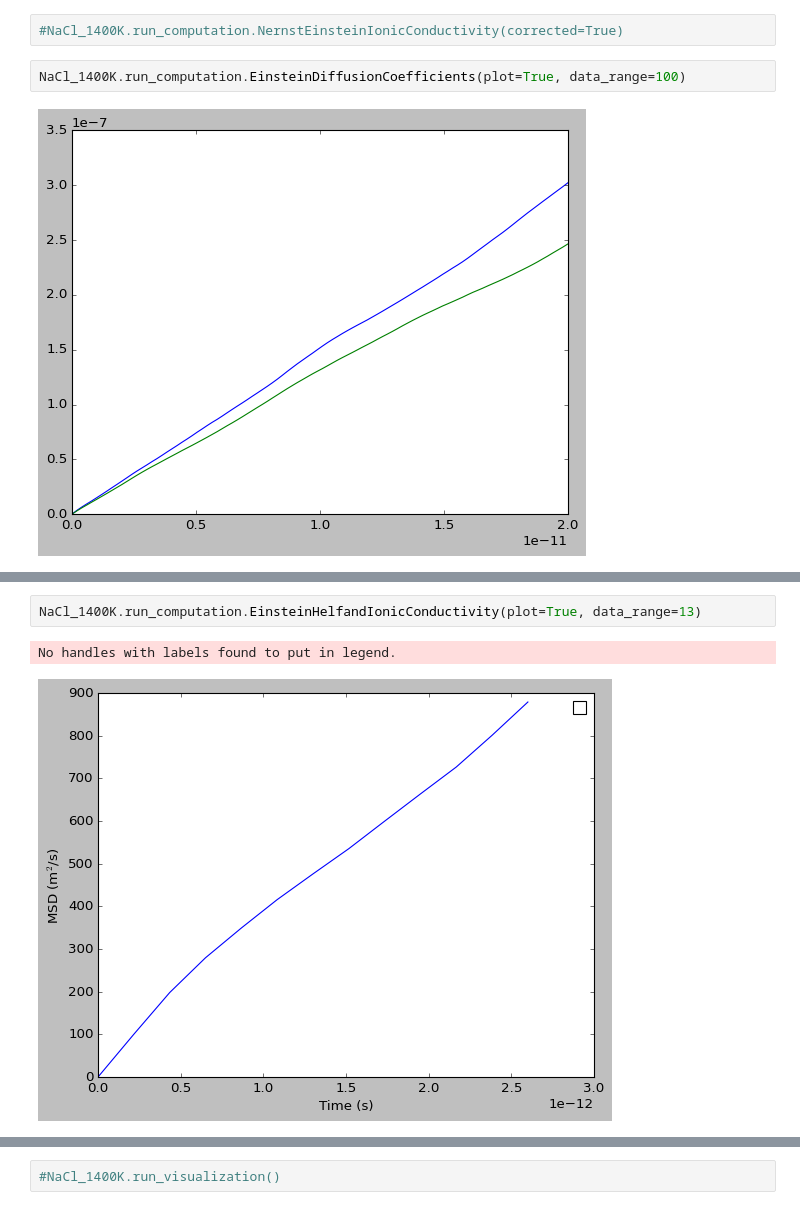
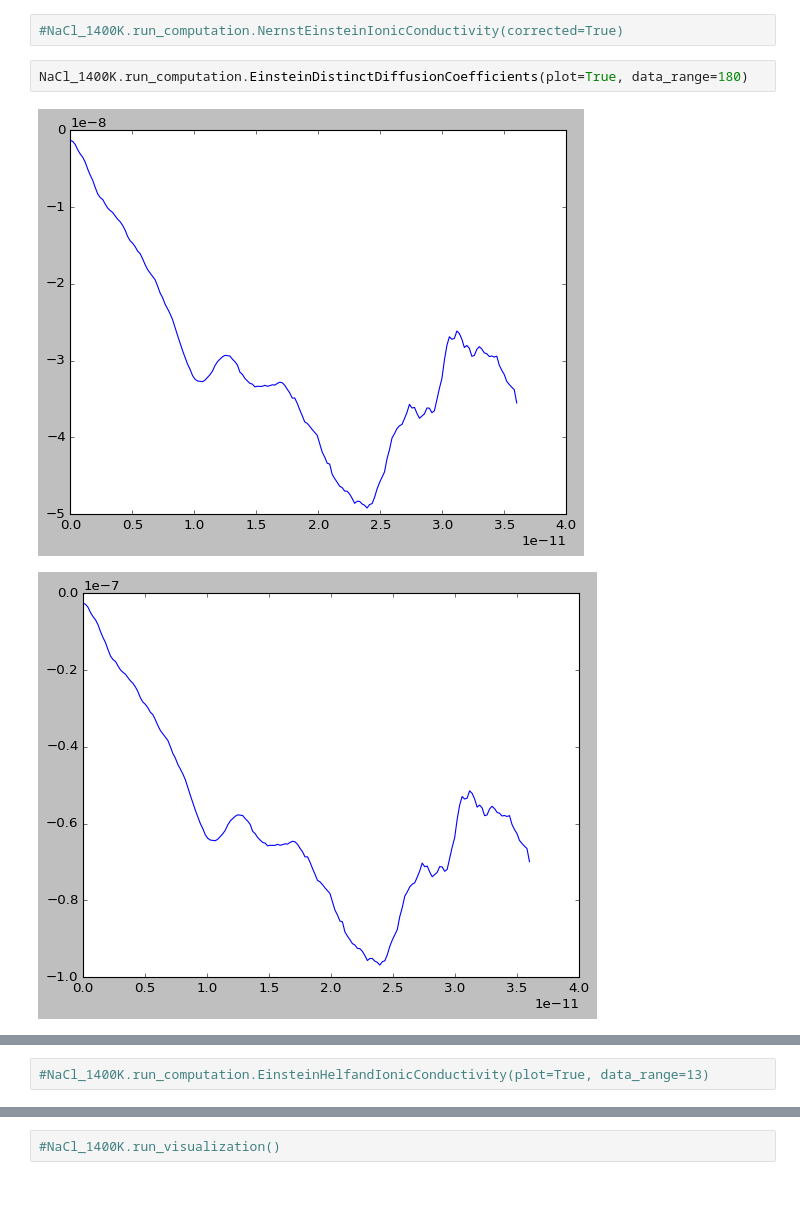
Before and after one commit to zincware/MDSuite, a Jupyter notebook: tutorials/walkthrough_notebooks/MDSuite_Binary_Salt_Walkthrough.ipynb, the cells around one changed output, grey strips where cells are left out. Cells and saved outputs as stored; diff of their text form.

Commit message:
Add einstein and GK distinct diffusion coefficients

```diff
--- a/tutorials/walkthrough_notebooks/MDSuite_Binary_Salt_Walkthrough.ipynb
+++ b/tutorials/walkthrough_notebooks/MDSuite_Binary_Salt_Walkthrough.ipynb
@@ -116,6 +116,7 @@ NaCl_1400K.species['Cl']['charge'] = [-1]
 # %%
 #NaCl_1400K.run_computation.NernstEinsteinIonicConductivity(corrected=True)
 # %%
-NaCl_1400K.run_computation.EinsteinDiffusionCoefficients(plot=True, data_range=100)
+NaCl_1400K.run_computation.EinsteinDistinctDiffusionCoefficients(plot=True, data_range=180)
 # %% [output]
-[figure, old version]
+[figure, new version]
+[figure, added]
@@ -122,6 +124,3 @@ NaCl_1400K.run_computation.EinsteinDiffusionCoefficients(plot=True, data_range=1
 # %%
-NaCl_1400K.run_computation.EinsteinHelfandIonicConductivity(plot=True, data_range=13)
+#NaCl_1400K.run_computation.EinsteinHelfandIonicConductivity(plot=True, data_range=13)
-# %% [output]
-No handles with labels found to put in legend.
-[figure, removed]
 # %%
```
Also changed, not shown: parts of 3 cells of this notebook, 8 other files.
